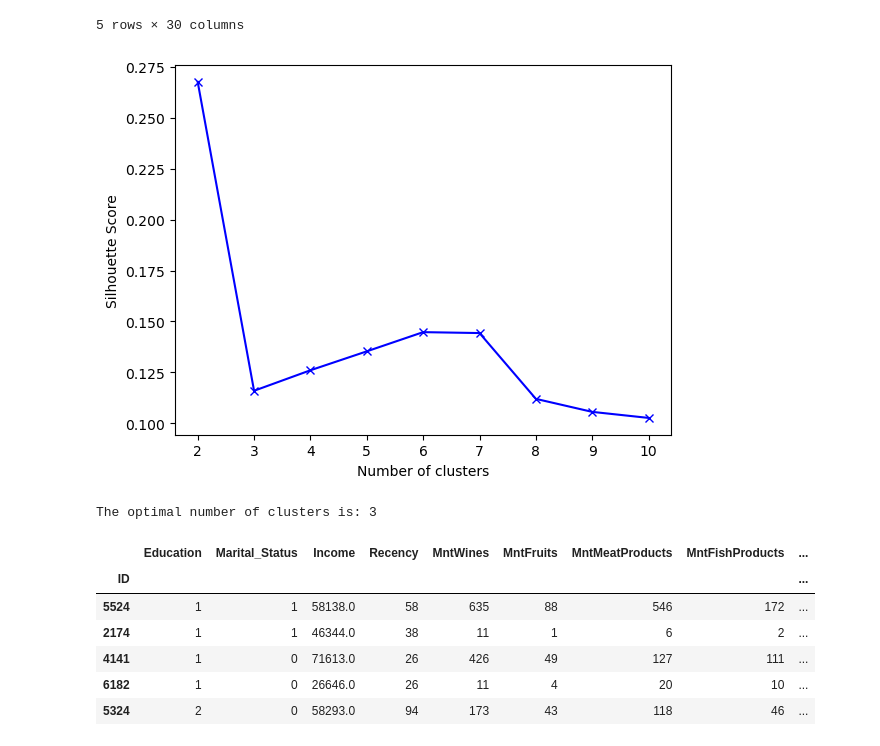
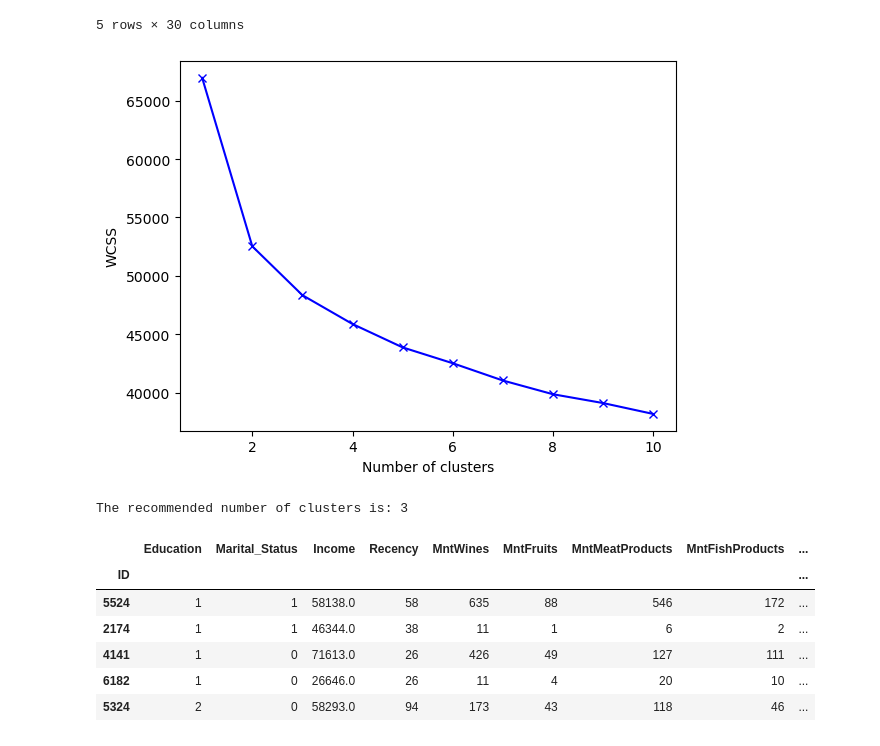
Before and after one commit to Tus1688/customer-agglomerative-clustering, a Jupyter notebook: script.ipynb, the cells around one changed output. Cells and saved outputs as stored; diff of their text form; code cells hidden in the pictures.

Commit message:
use kmeans in elbow method

```diff
--- a/script.ipynb
+++ b/script.ipynb
@@ -279,31 +279,32 @@ scaled_df.head()
 | 5324 | 1.219456 | -0.738893 | 0.322994 | 1.550759 | -0.391822 | 0.417446 | -0.215724 | 0.152811 | ... |
 5 rows × 30 columns
 # %%
-from sklearn.cluster import AgglomerativeClustering
-from sklearn.metrics import silhouette_score
+from sklearn.cluster import KMeans
 
-silhouette_scores = []
+WCSS = []
 
-for i in range(2, 11):  # starts from 2 because silhouette_score needs at least 2 clusters
-    model = AgglomerativeClustering(n_clusters=i, metric='euclidean', linkage='ward')
-    labels = model.fit_predict(scaled_df)
-    silhouette_scores.append(silhouette_score(scaled_df, labels))
+for i in range(1, 11):
+    kmeans = KMeans(n_clusters=i, init='random', random_state=42, n_init=10, max_iter=300)
+    kmeans.fit(scaled_df)
+    WCSS.append(kmeans.inertia_)
 
-# Plot silhouette scores
-plt.plot(range(2, 11), silhouette_scores, 'bx-')
+# Plot WCSS against number of clusters
+plt.plot(range(1, 11), WCSS, 'bx-')
 plt.xlabel('Number of clusters')
-plt.ylabel('Silhouette Score')
+plt.ylabel('WCSS')
 plt.show()
 # %% [output]
-[figure, old version]
+[figure, new version]
 # %%
 from kneed import KneeLocator
 
-clusters_range = range(2, 11)
+# Define the x and y values
+x = range(1, 11)
+y = WCSS
 
-knee_locator = KneeLocator(clusters_range, silhouette_scores, curve='convex', direction='decreasing')
-
-print("The optimal number of clusters is:", knee_locator.elbow)
+# Create the KneeLocator object
+kn = KneeLocator(x, y, curve='convex', direction='decreasing')
+print("The recommended number of clusters is:", kn.elbow)
 # %% [output]
-The optimal number of clusters is: 3
+The recommended number of clusters is: 3
 # %%
```
Also changed, not shown: parts of 1 cell of this notebook.
